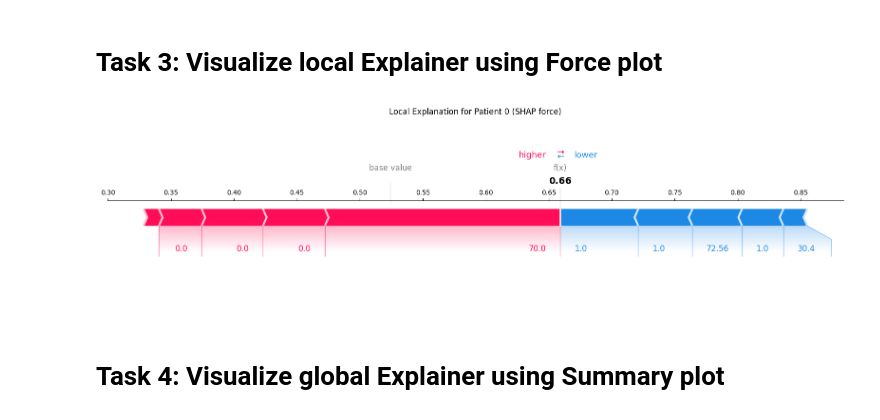
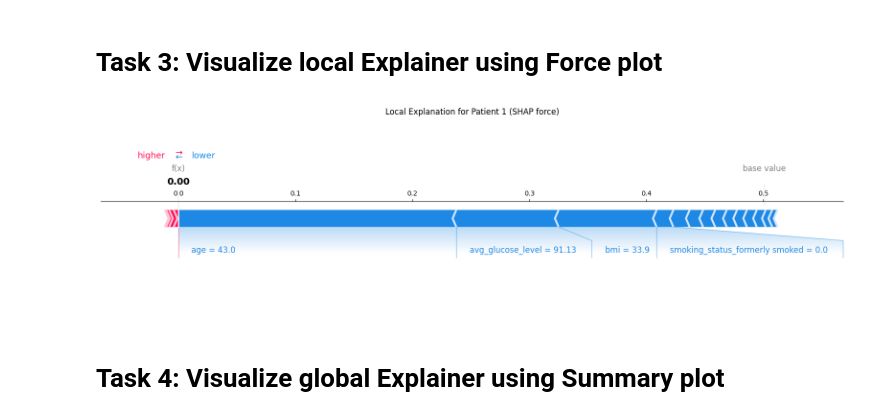
Before and after one commit to esther-pui/WQF7009-Assignment-1, a Jupyter notebook: stroke_prediction.ipynb, the cells around one changed output. Cells and saved outputs as stored; diff of their text form; code cells hidden in the pictures.

Commit message:
adjusted local graph

```diff
--- a/stroke_prediction.ipynb
+++ b/stroke_prediction.ipynb
@@ -172,8 +160,8 @@ X_train, X_test, y_train, y_test = data_loader.get_data_split()
 # Oversample
 X_train, y_train = data_loader.oversample(X_train, y_train)
 
-print(X_train.shape)
-print(X_test.shape)
+print("x_train shape:", X_train.shape)
+print("x_text shape: ", X_test.shape)
 
 # %% Fit model
 rf = RandomForestClassifier()
@@ -189,12 +177,17 @@ explainer = shap.TreeExplainer(rf, feature_names=X_train.columns)
 shap_values = explainer.shap_values(X_test)
 
 print("SHAP output shape:", shap_values.shape)
+print(f"Class 0 array shape: {shap_values[0].shape}")
+print(f"Class 1 array shape: {shap_values[1].shape}")
 
 # %% Local explanation
 shap.initjs()
 
+# Task 3
+# Local Explainer (Force plot)
 patient_index = 1
-patient_shap = shap_values[patient_index, :, 1]
+
+patient_shap = shap_values[patient_index, :, 1]  # class 1
 patient_features = X_test.iloc[patient_index]
 base_value = explainer.expected_value[1]
 
@@ -204,21 +197,8 @@ print(patient_features)
 prediction = rf.predict(X_test.iloc[[patient_index]])[0]
 print("Prediction:", prediction)
 
-# Task 3
-# Local Explainer (Force plot)
-patient_index = 1
-
-patient_shap = shap_values[patient_index, :, 1]  # class 1
-patient_features = X_test.iloc[patient_index]
-
-base_value = explainer.expected_value[1]
-# shap.plots.force(base_value, patient_shap, patient_features, matplotlib=True)
-
 # Task 4
 # %% # Global explanation (summary plot)
 sample = X_test.sample(200, random_state=42)
 global_shap = explainer.shap_values(sample)
-
-# For binary classification: use class 1 (stroke)
-# shap.summary_plot(global_shap[..., 1], sample)
 # %% [output]
@@ -250,12 +232,12 @@ Prediction: 0
 # %%
 import matplotlib.pyplot as plt
 
 # local plot
 shap.plots.force(base_value, patient_shap, patient_features, matplotlib=True, show=False)
-plt.title("Local Explanation for Patient 0 (SHAP force)", y=1.75)
+plt.title(f"Local Explanation for Patient {patient_index} (SHAP force)", y=1.75)
 plt.show()
 # %% [output]
-[figure, old version]
+[figure, new version]
 # %% [markdown]
 # **Task 4: Visualize global Explainer using Summary plot**
 # %%
```
Also changed, not shown: parts of 10 cells of this notebook.
